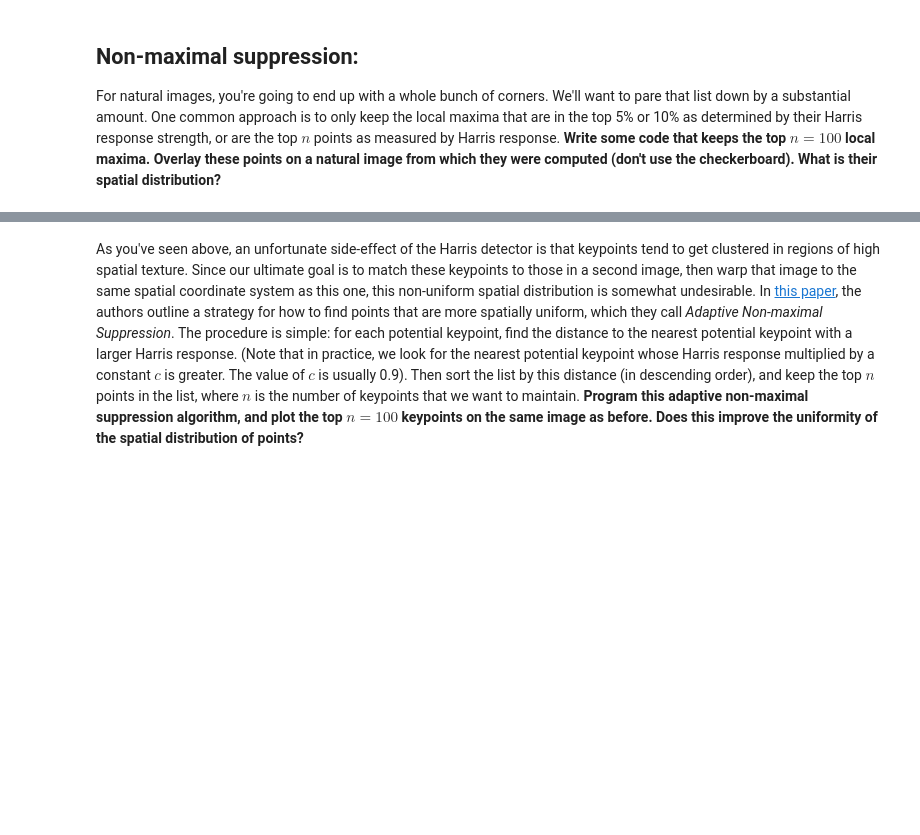
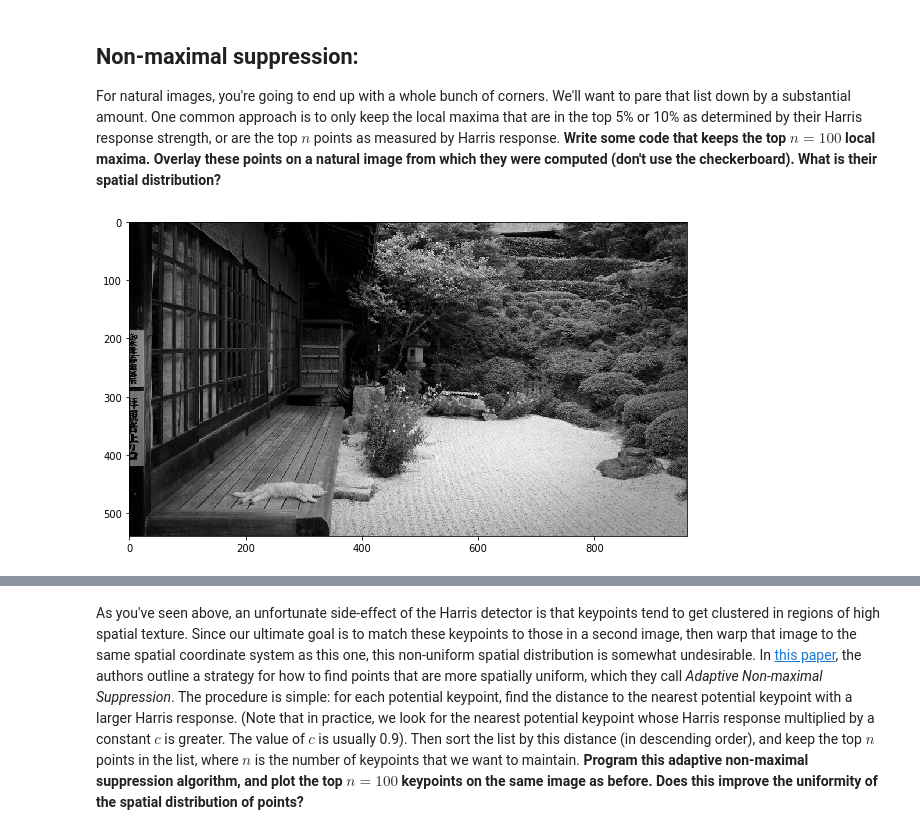
Before and after one commit to fbunt/190206_keypoint_detection, a Jupyter notebook: harris_corners.ipynb, the cells around one changed output, grey strips where cells are left out. Saved outputs shown, nothing was run; the diff lists cells and outputs as text; code cells hidden in the pictures; blank space fills up the shorter version.

```diff
--- a/harris_corners.ipynb
+++ b/harris_corners.ipynb
@@ -233,0 +245,6 @@ For natural images, you're going to end up with a whole bunch of corners.  We'll
+# %%
+Inat_rgb = plt.imread("lazy_cat_small.jpg")
+Inat = Inat_rgb.mean(axis=2)
+imshow(Inat)
+# %% [output]
+[figure, added]
```
Also changed, not shown: parts of 6 cells of this notebook, 1 other file.
